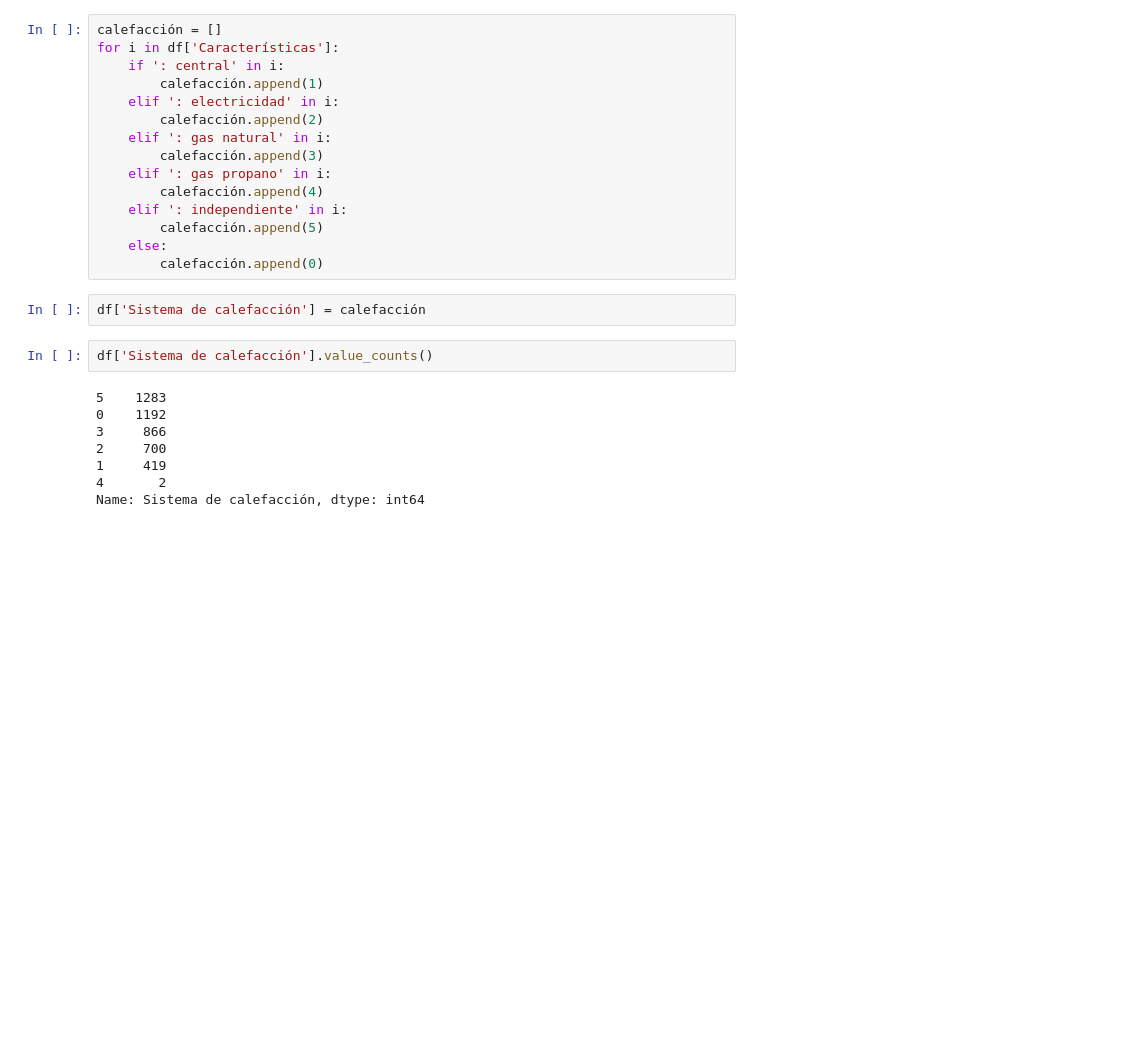
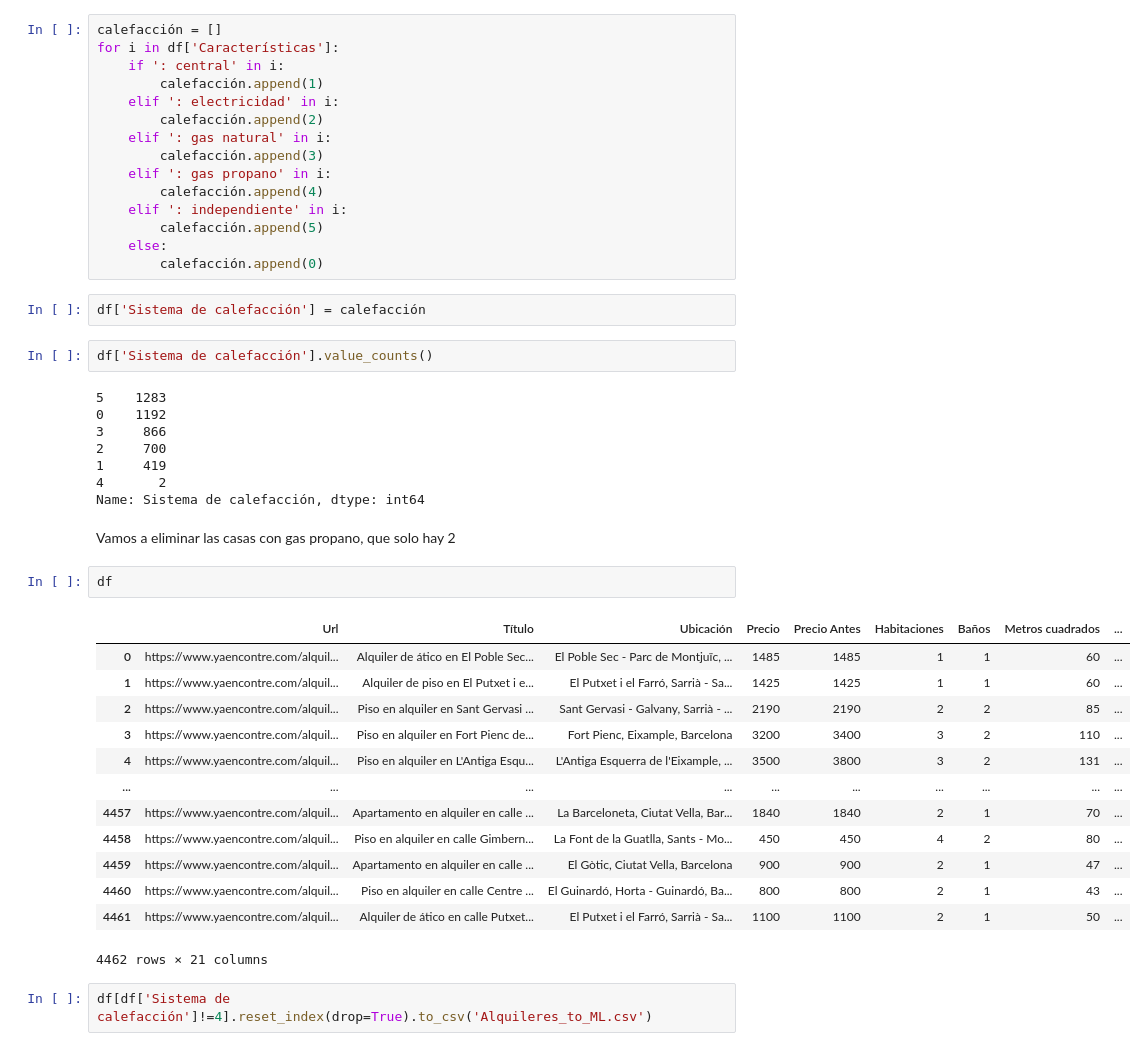
Before and after one commit to Alexcar934/Alquileres-Barcelona, a Jupyter notebook: Limpieza.ipynb, the cells around one changed output. Saved outputs shown, nothing was run; the diff lists cells and outputs as text; blank space fills up the shorter version.

```diff
--- a/Limpieza.ipynb
+++ b/Limpieza.ipynb
@@ -223,3 +223,23 @@ df['Sistema de calefacción'].value_counts()
 1     419
 4       2
 Name: Sistema de calefacción, dtype: int64
+# %% [markdown]
+Vamos a eliminar las casas con gas propano, que solo hay 2
+# %%
+df
+# %% [output]
+|  | Url | Título | Ubicación | Precio | Precio Antes | Habitaciones | Baños | Metros cuadrados | ... |
+| 0 | https://www.yaencontre.com/alquil... | Alquiler de ático en El Poble Sec... | El Poble Sec - Parc de Montjuïc, ... | 1485 | 1485 | 1 | 1 | 60 | ... |
+| 1 | https://www.yaencontre.com/alquil... | Alquiler de piso en El Putxet i e... | El Putxet i el Farró, Sarrià - Sa... | 1425 | 1425 | 1 | 1 | 60 | ... |
+| 2 | https://www.yaencontre.com/alquil... | Piso en alquiler en Sant Gervasi ... | Sant Gervasi - Galvany, Sarrià - ... | 2190 | 2190 | 2 | 2 | 85 | ... |
+| 3 | https://www.yaencontre.com/alquil... | Piso en alquiler en Fort Pienc de... | Fort Pienc, Eixample, Barcelona | 3200 | 3400 | 3 | 2 | 110 | ... |
+| 4 | https://www.yaencontre.com/alquil... | Piso en alquiler en L'Antiga Esqu... | L'Antiga Esquerra de l'Eixample, ... | 3500 | 3800 | 3 | 2 | 131 | ... |
+| ... | ... | ... | ... | ... | ... | ... | ... | ... | ... |
+| 4457 | https://www.yaencontre.com/alquil... | Apartamento en alquiler en calle ... | La Barceloneta, Ciutat Vella, Bar... | 1840 | 1840 | 2 | 1 | 70 | ... |
+| 4458 | https://www.yaencontre.com/alquil... | Piso en alquiler en calle Gimbern... | La Font de la Guatlla, Sants - Mo... | 450 | 450 | 4 | 2 | 80 | ... |
+| 4459 | https://www.yaencontre.com/alquil... | Apartamento en alquiler en calle ... | El Gòtic, Ciutat Vella, Barcelona | 900 | 900 | 2 | 1 | 47 | ... |
+| 4460 | https://www.yaencontre.com/alquil... | Piso en alquiler en calle Centre ... | El Guinardó, Horta - Guinardó, Ba... | 800 | 800 | 2 | 1 | 43 | ... |
+| 4461 | https://www.yaencontre.com/alquil... | Alquiler de ático en calle Putxet... | El Putxet i el Farró, Sarrià - Sa... | 1100 | 1100 | 2 | 1 | 50 | ... |
+4462 rows × 21 columns
+# %%
+df[df['Sistema de calefacción']!=4].reset_index(drop=True).to_csv('Alquileres_to_ML.csv')
```
Also changed, not shown: 6 other files.
